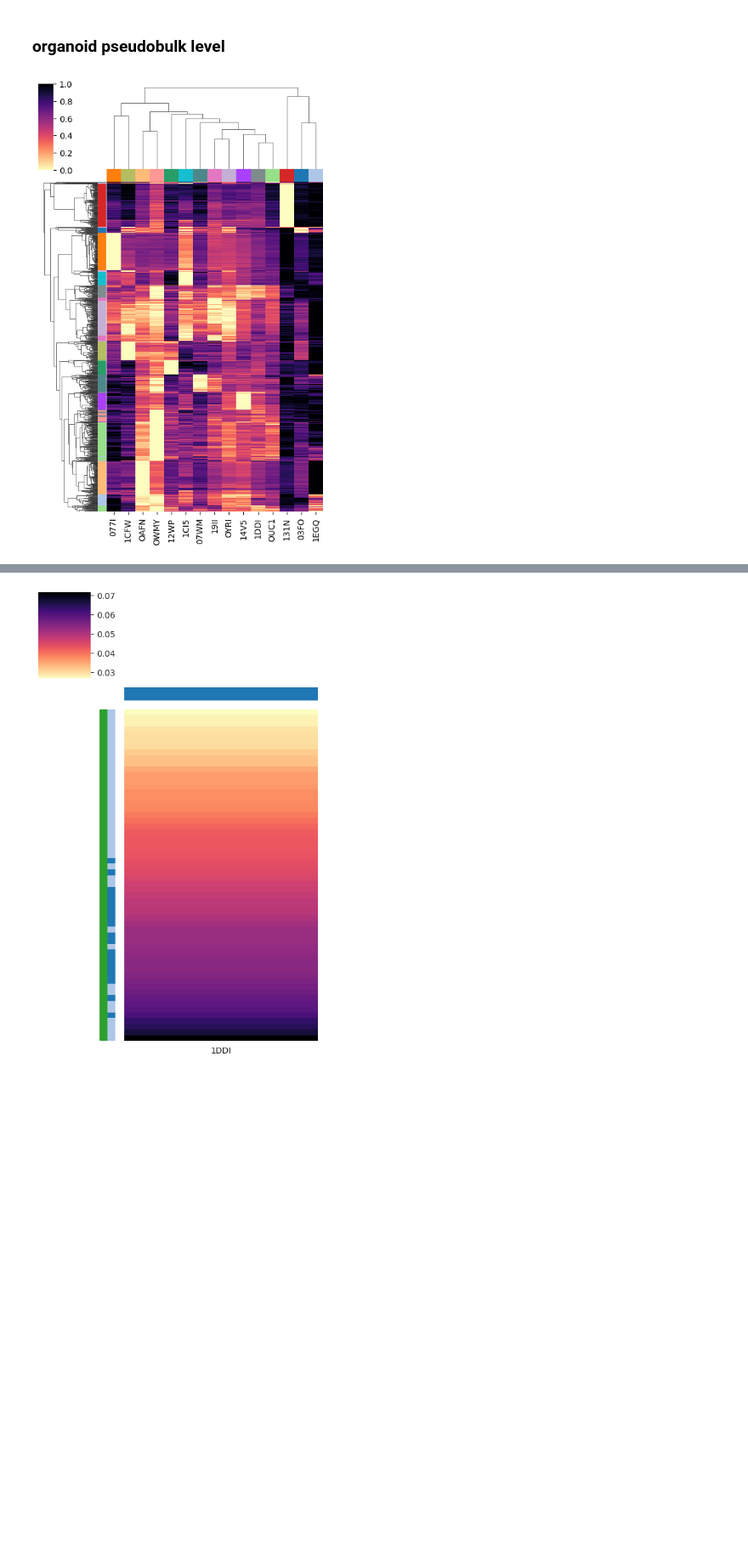
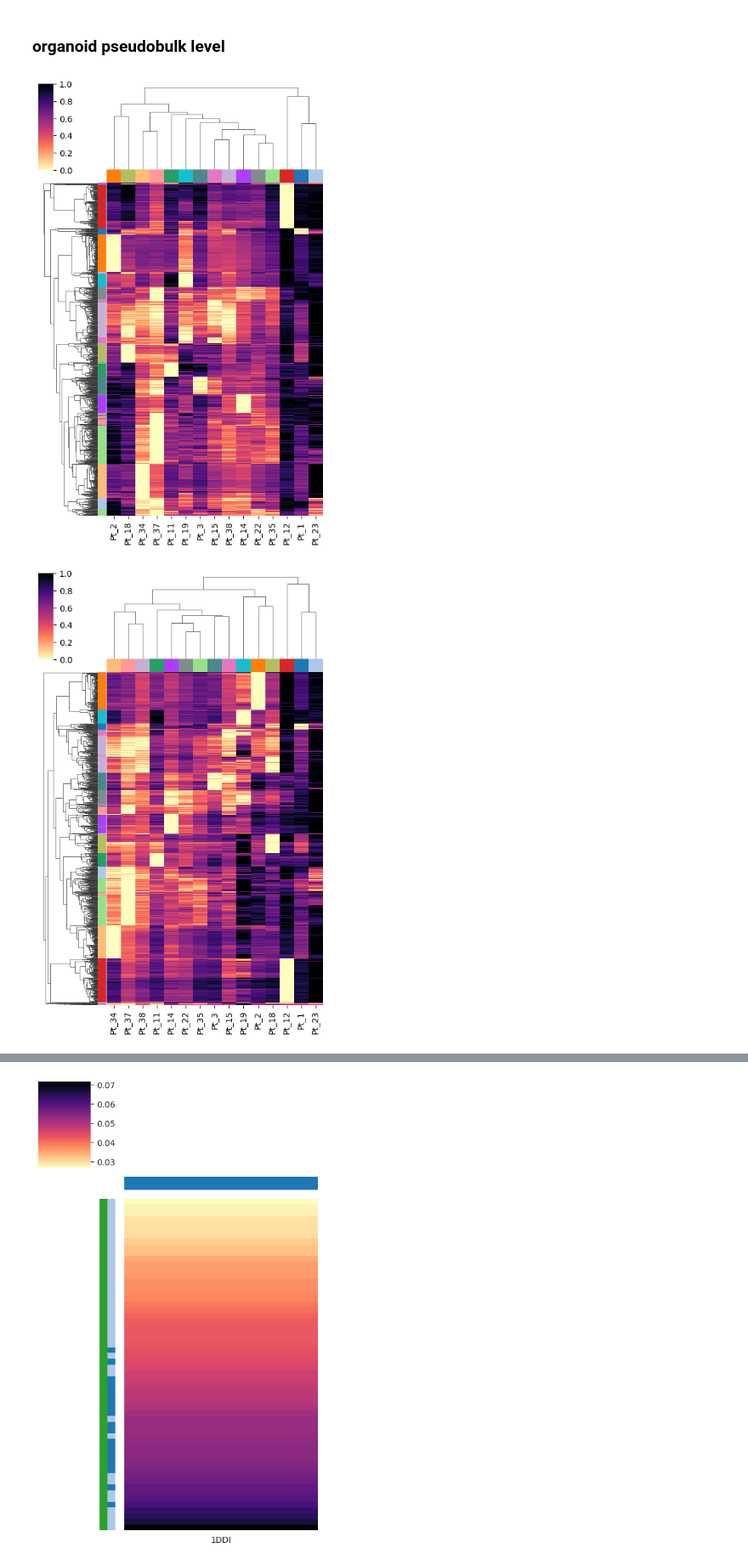
Before and after one commit to bdsc-tds/Norkin2026, a Jupyter notebook: workflow/analysis/xenium/2-correlate_pseudobulk_gex.ipynb, the cells around one changed output, grey strips where cells are left out. Shown at 85% size. Cells and saved outputs as stored; diff of their text form; code cells hidden in the pictures; blank space fills up the shorter version.

```diff
--- a/workflow/analysis/xenium/2-correlate_pseudobulk_gex.ipynb
+++ b/workflow/analysis/xenium/2-correlate_pseudobulk_gex.ipynb
@@ -210,6 +192,7 @@ df_clin = pd.concat((
 # Read integration results
 # %%
 adata_malignant = sc.read(path_h5ad)
+adata_malignant.obs['donor_corrected_renamed'] = adata_malignant.obs['donor_corrected'].astype(str).replace(donor_name_map)
 # %% [markdown]
 # Mapping CRC - CRC_PDO
 # %%
@@ -252,40 +235,43 @@ sc.pp.log1p(pb_crc_and_organoids_caf)
 # %% [markdown]
 ### organoid pseudobulk level
 # %%
-metric = 'correlation'
-
 pb_organoids = pb_crc_and_organoids[pb_crc_and_organoids.obs['condition']=='CRC_PDO']
 pb_crc = pb_crc_and_organoids[pb_crc_and_organoids.obs['condition']=='CRC']
 
+for metric in ['correlation','cosine','euclidean']:
 
-D = cdist(pb_organoids.X, pb_crc.X, metric)
-heatmap_data = pd.DataFrame(D,index=pb_organoids.obs_names,columns=pb_crc.obs_names)
+    D = cdist(pb_organoids.X, pb_crc.X, metric)
+    heatmap_data = pd.DataFrame(D,
+        index=pb_organoids.obs_names.map(donor_name_map),
+        columns=pb_crc.obs_names.map(donor_name_map))
 
+    row_donors = pb_organoids.obs['donor_corrected_renamed']
+    col_donors = pb_crc.obs['donor_corrected_renamed']
 
-row_donors = pb_organoids.obs['donor_corrected']
-col_donors = pb_crc.obs['donor_corrected']
+    u_donors = np.unique(row_donors)
+    row_colors = [palettes['donor_corrected_renamed'][d] for d in row_donors]
+    col_colors = [palettes['donor_corrected_renamed'][d] for d in col_donors]
 
-u_donors = np.unique(row_donors)
-row_colors = [donor_palette[d] for d in row_donors]
-col_colors = [donor_palette[d] for d in col_donors]
+    g = sns.clustermap(
+        heatmap_data,
+        col_colors=col_colors,     # Use the colors list for column colors
+        row_colors=row_colors,     # Use the colors list for row colors
+        annot=False,           # Write the distance value in the box
+        fmt=".2f",            # Format to 2 decimal places
+        cmap="magma_r",       # Reversed colormap: Dark/Black = Low Distance (Close), Bright = High Distance (Far)
+        linecolor='white',    # Grid lines to separate cells
+        yticklabels=False,
+        xticklabels=True,
+        standard_scale=0,
+        # cbar_pos=[0., 1, .03, .4],
+        figsize=(5, 8),
+    )
 
-g = sns.clustermap(
-    heatmap_data,
-    col_colors=col_colors,     # Use the colors list for column colors
-    row_colors=row_colors,     # Use the colors list for row colors
-    annot=False,           # Write the distance value in the box
-    fmt=".2f",            # Format to 2 decimal places
-    cmap="magma_r",       # Reversed colormap: Dark/Black = Low Distance (Close), Bright = High Distance (Far)
-    linecolor='white',    # Grid lines to separate cells
-    yticklabels=False,
-    xticklabels=True,
-    standard_scale=0,
-    # cbar_pos=[0., 1, .03, .4],
-    figsize=(5, 8),
-)
-
-output_path = Path(cfg['figures_dir']+f'xenium/correlation_morphology_gex/{correction_method}/{segmentation}/pb_organoids_crc_{metric}_clustermap.png')
-plt.savefig(output_path, dpi=300, bbox_inches='tight')
-plt.show()
+    output_path = Path(cfg['figures_dir']+f'xenium/correlation_pseudobulk_gex/{correction_method}/{segmentation}/pb_organoids_crc_{metric}_clustermap.png')
+    heatmap_data.to_csv(output_path.with_suffix('.csv'))
+    plt.savefig(output_path, dpi=300, bbox_inches='tight')
+    plt.savefig(output_path.with_suffix('.pdf'), dpi=300, bbox_inches='tight')
+    plt.show()
 # %% [output]
-[figure, old version]
+[figure, new version]
+[figure, added]
```
Also changed, not shown: parts of 3 cells of this notebook, 6 other files.
